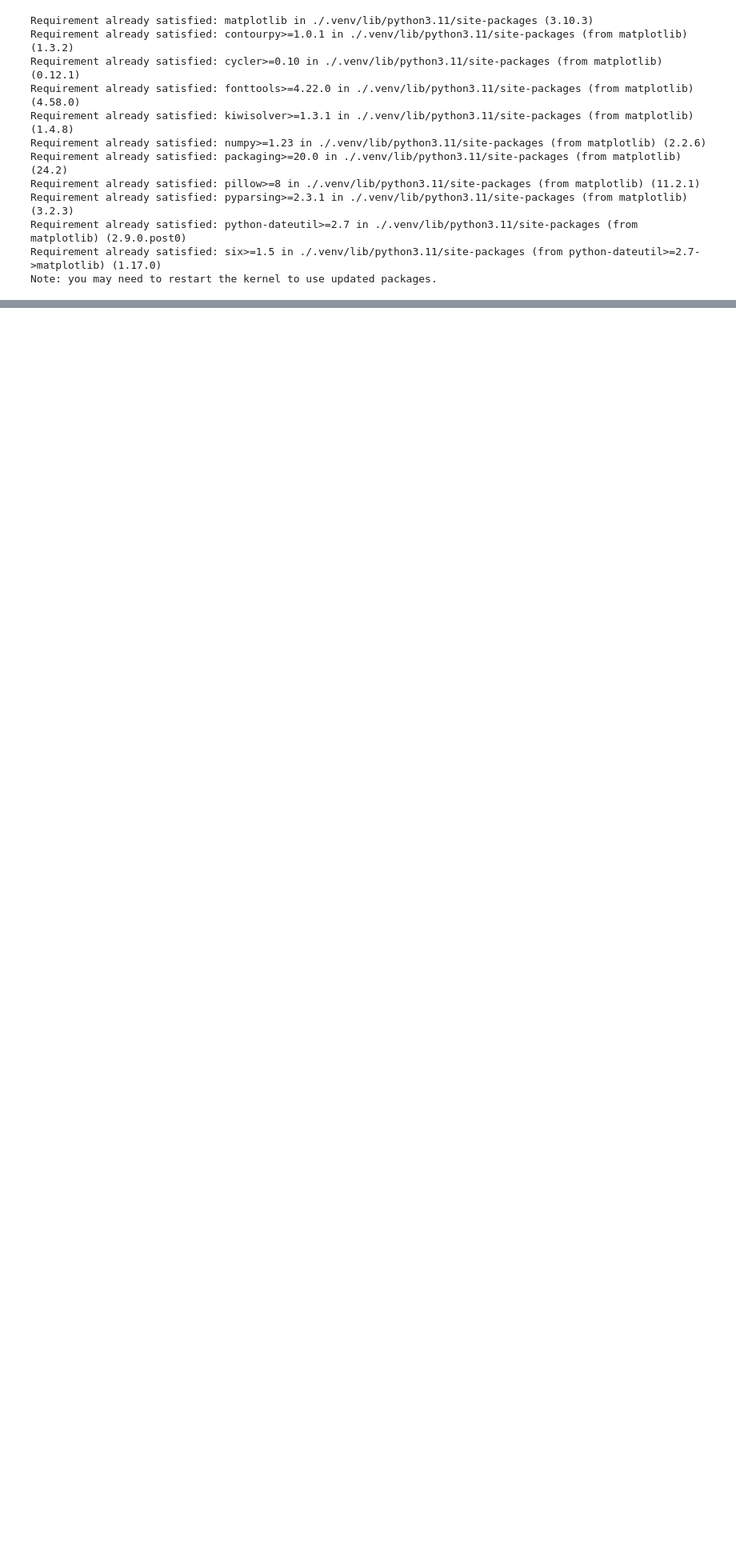
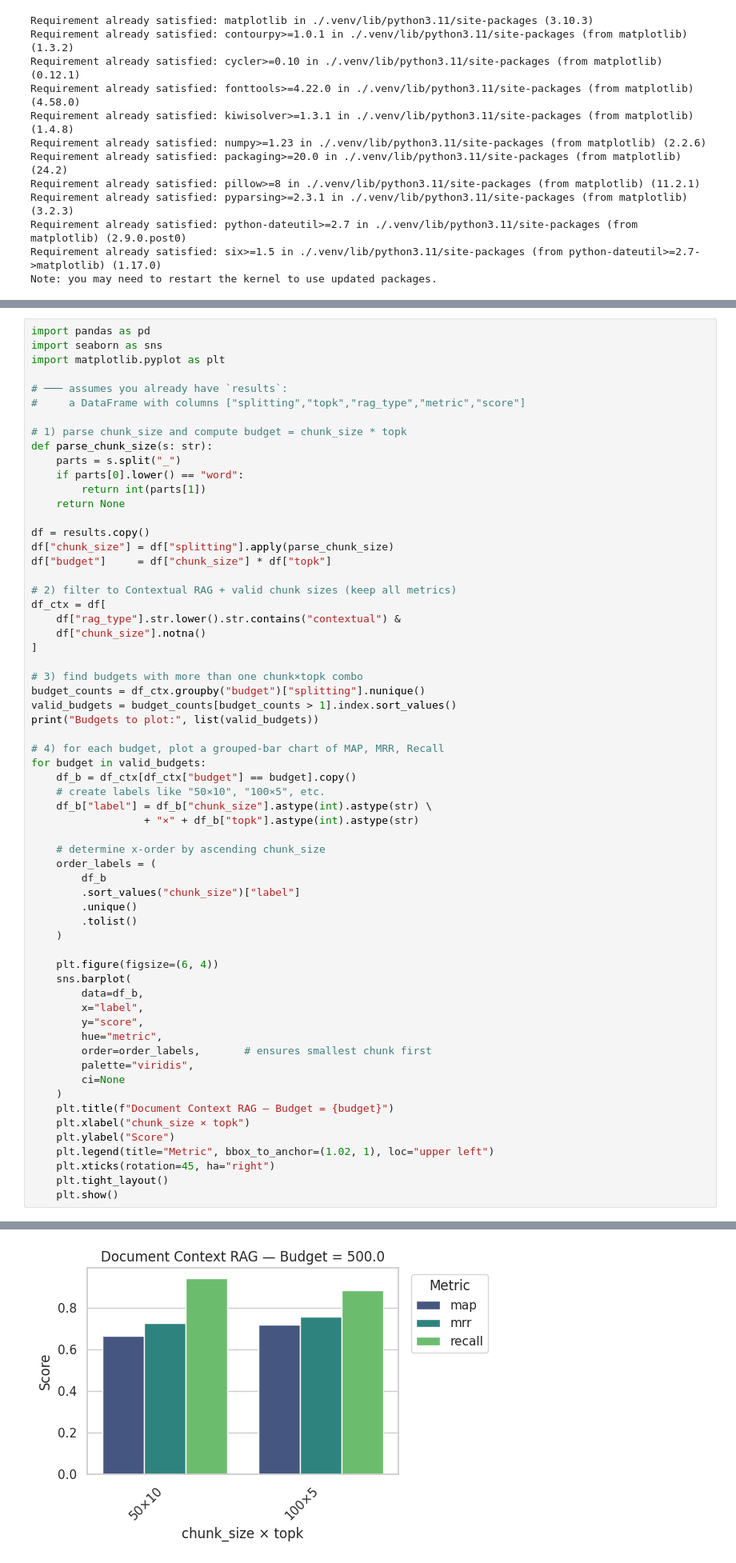
Before and after one commit to lukaskaibel/rag-medical-consultation, a Jupyter notebook: 7_analysis.ipynb, the cells around one changed output, grey strips where cells are left out. Shown at 80% size. Saved outputs shown, nothing was run; the diff lists cells and outputs as text; blank space fills up the shorter version.

Commit message:
Added Chunk Size vs Top K Analysis

```diff
--- a/7_analysis.ipynb
+++ b/7_analysis.ipynb
@@ -165,3 +165,66 @@ plt.tight_layout()
 plt.show()
 # %% [output]
 [figure]
+# %%
+import pandas as pd
+import seaborn as sns
+import matplotlib.pyplot as plt
+
+# ─── assumes you already have `results`:
+#     a DataFrame with columns ["splitting","topk","rag_type","metric","score"]
+
+# 1) parse chunk_size and compute budget = chunk_size * topk
+def parse_chunk_size(s: str):
+    parts = s.split("_")
+    if parts[0].lower() == "word":
+        return int(parts[1])
+    return None
+
+df = results.copy()
+df["chunk_size"] = df["splitting"].apply(parse_chunk_size)
+df["budget"]     = df["chunk_size"] * df["topk"]
+
+# 2) filter to Contextual RAG + valid chunk sizes (keep all metrics)
+df_ctx = df[
+    df["rag_type"].str.lower().str.contains("contextual") &
+    df["chunk_size"].notna()
+]
+
+# 3) find budgets with more than one chunk×topk combo
+budget_counts = df_ctx.groupby("budget")["splitting"].nunique()
+valid_budgets = budget_counts[budget_counts > 1].index.sort_values()
+print("Budgets to plot:", list(valid_budgets))
+
+# 4) for each budget, plot a grouped‐bar chart of MAP, MRR, Recall
+for budget in valid_budgets:
+    df_b = df_ctx[df_ctx["budget"] == budget].copy()
+    # create labels like "50×10", "100×5", etc.
+    df_b["label"] = df_b["chunk_size"].astype(int).astype(str) \
+                  + "×" + df_b["topk"].astype(int).astype(str)
+
+    # determine x‐order by ascending chunk_size
+    order_labels = (
+        df_b
+        .sort_values("chunk_size")["label"]
+        .unique()
+        .tolist()
+    )
+
+    plt.figure(figsize=(6, 4))
+    sns.barplot(
+        data=df_b,
+        x="label",
+        y="score",
+        hue="metric",
+        order=order_labels,       # ensures smallest chunk first
+        palette="viridis",
+        ci=None
+    )
+    plt.title(f"Document Context RAG — Budget = {budget}")
+    plt.xlabel("chunk_size × topk")
+    plt.ylabel("Score")
+    plt.legend(title="Metric", bbox_to_anchor=(1.02, 1), loc="upper left")
+    plt.xticks(rotation=45, ha="right")
+    plt.tight_layout()
+    plt.show()
+# %% [output]
@@ -167,0 +235 @@ plt.show()
+[figure, added]
```
Also changed, not shown: parts of 1 cell of this notebook, 9 other files.
